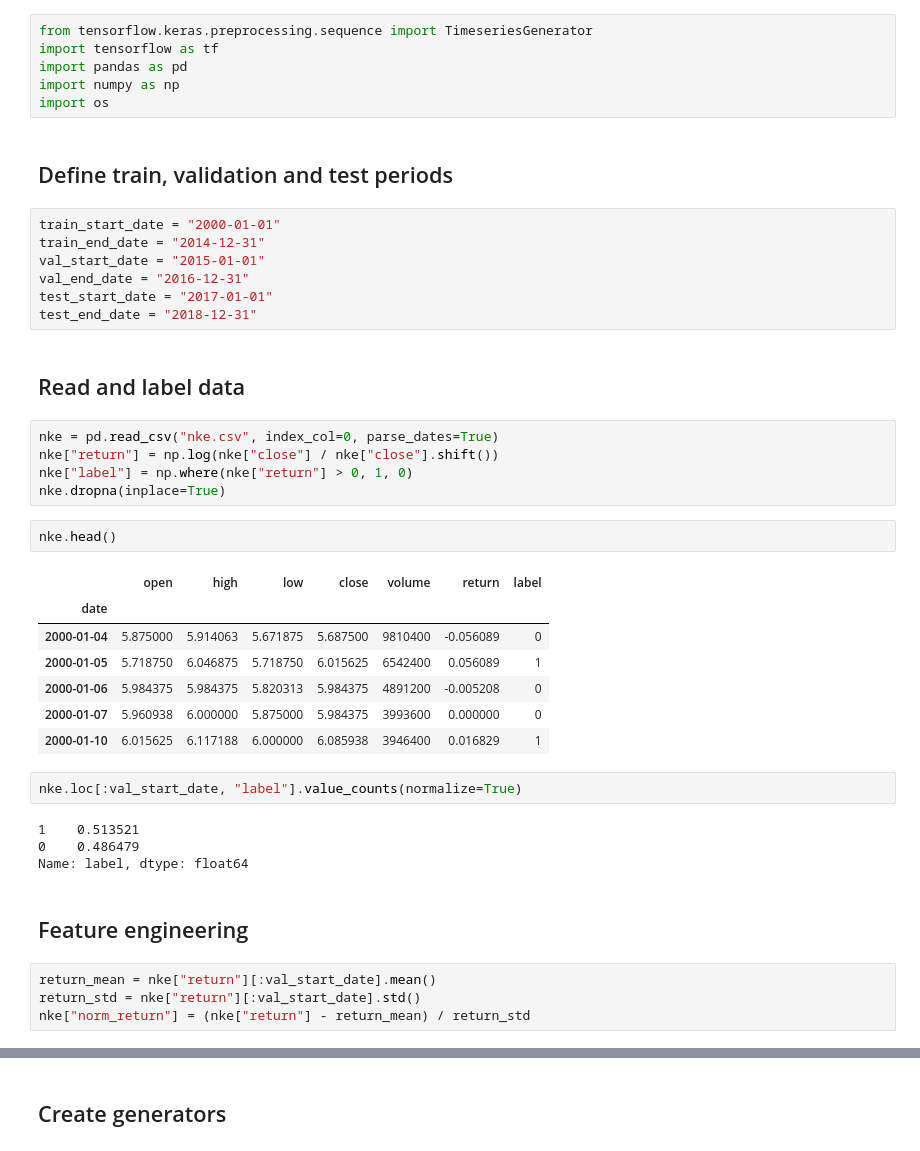
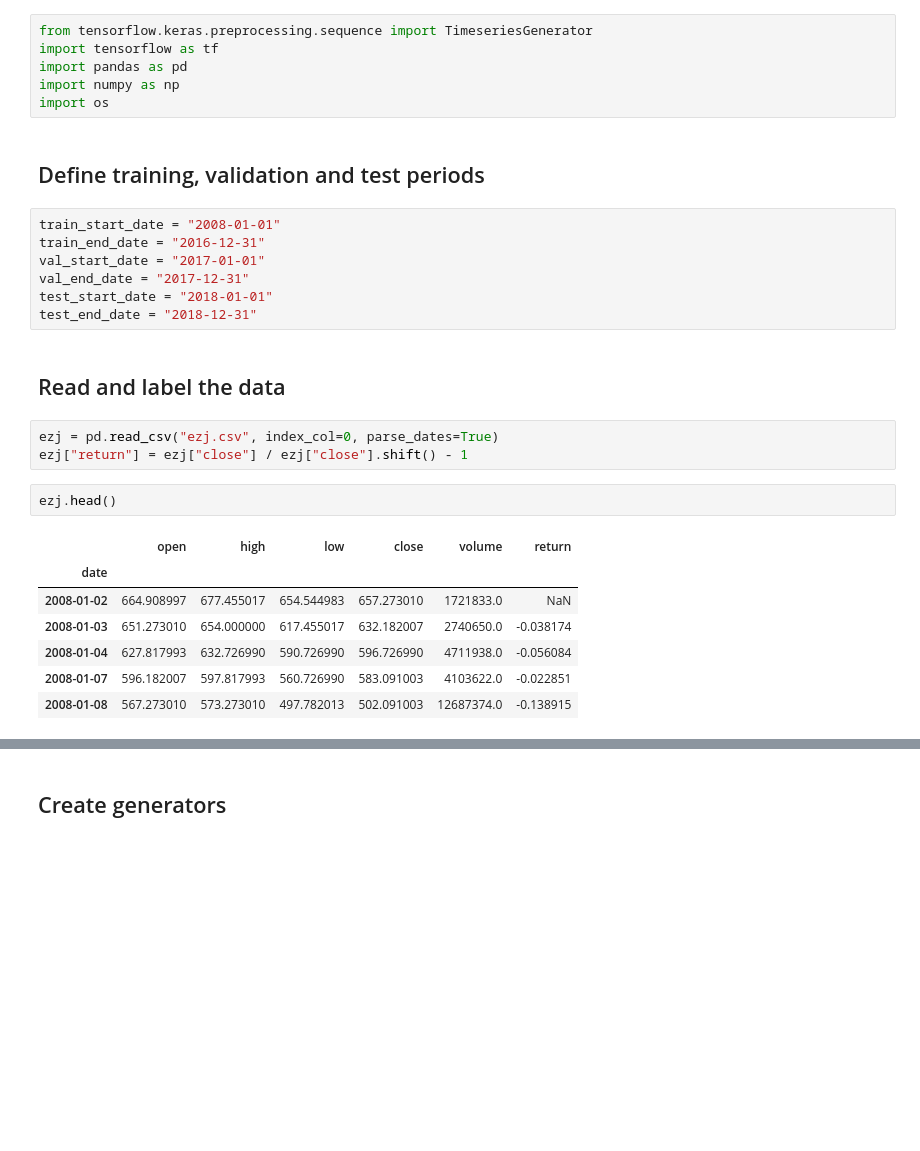
Before and after one commit to FSwoboda93/Stock-Returns-with-LSTM, a Jupyter notebook: Using an LSTM-based model to predict stock returns.ipynb, the cells around one changed output, grey strips where cells are left out. Drawn from its saved outputs; the diff is of its cells as text; blank space fills up the shorter version.

```diff
--- a/Using an LSTM-based model to predict stock returns.ipynb
+++ b/Using an LSTM-based model to predict stock returns.ipynb
@@ -9,40 +9,26 @@ import pandas as pd
 import numpy as np
 import os
 # %% [markdown]
-## Define train, validation and test periods
+## Define training, validation and test periods
 # %%
-train_start_date = "2000-01-01"
-train_end_date = "2014-12-31"
-val_start_date = "2015-01-01"
-val_end_date = "2016-12-31"
-test_start_date = "2017-01-01"
+train_start_date = "2008-01-01"
+train_end_date = "2016-12-31"
+val_start_date = "2017-01-01"
+val_end_date = "2017-12-31"
+test_start_date = "2018-01-01"
 test_end_date = "2018-12-31"
 # %% [markdown]
-## Read and label data
+## Read and label the data
 # %%
-nke = pd.read_csv("nke.csv", index_col=0, parse_dates=True)
-nke["return"] = np.log(nke["close"] / nke["close"].shift())
-nke["label"] = np.where(nke["return"] > 0, 1, 0)
-nke.dropna(inplace=True)
+ezj = pd.read_csv("ezj.csv", index_col=0, parse_dates=True)
+ezj["return"] = ezj["close"] / ezj["close"].shift() - 1
 # %%
-nke.head()
+ezj.head()
 # %% [output]
-|  | open | high | low | close | volume | return | label |
-| date |  |  |  |  |  |  |  |
-| 2000-01-04 | 5.875000 | 5.914063 | 5.671875 | 5.687500 | 9810400 | -0.056089 | 0 |
-| 2000-01-05 | 5.718750 | 6.046875 | 5.718750 | 6.015625 | 6542400 | 0.056089 | 1 |
-| 2000-01-06 | 5.984375 | 5.984375 | 5.820313 | 5.984375 | 4891200 | -0.005208 | 0 |
-| 2000-01-07 | 5.960938 | 6.000000 | 5.875000 | 5.984375 | 3993600 | 0.000000 | 0 |
-| 2000-01-10 | 6.015625 | 6.117188 | 6.000000 | 6.085938 | 3946400 | 0.016829 | 1 |
+|  | open | high | low | close | volume | return |
+| date |  |  |  |  |  |  |
+| 2008-01-02 | 664.908997 | 677.455017 | 654.544983 | 657.273010 | 1721833.0 | NaN |
+| 2008-01-03 | 651.273010 | 654.000000 | 617.455017 | 632.182007 | 2740650.0 | -0.038174 |
+| 2008-01-04 | 627.817993 | 632.726990 | 590.726990 | 596.726990 | 4711938.0 | -0.056084 |
+| 2008-01-07 | 596.182007 | 597.817993 | 560.726990 | 583.091003 | 4103622.0 | -0.022851 |
+| 2008-01-08 | 567.273010 | 573.273010 | 497.782013 | 502.091003 | 12687374.0 | -0.138915 |
-# %%
-nke.loc[:val_start_date, "label"].value_counts(normalize=True)
-# %% [output]
-1    0.513521
-0    0.486479
-Name: label, dtype: float64
-# %% [markdown]
-## Feature engineering
-# %%
-return_mean = nke["return"][:val_start_date].mean()
-return_std = nke["return"][:val_start_date].std()
-nke["norm_return"] = (nke["return"] - return_mean) / return_std
```
Also changed, not shown: parts of 19 cells of this notebook, 2 other files.
